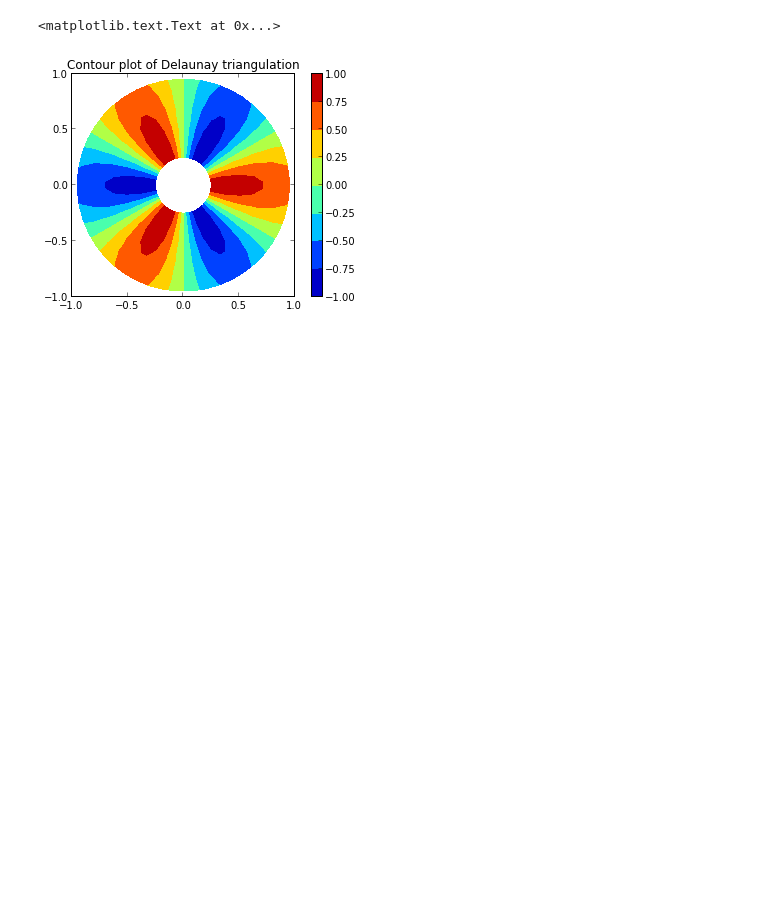
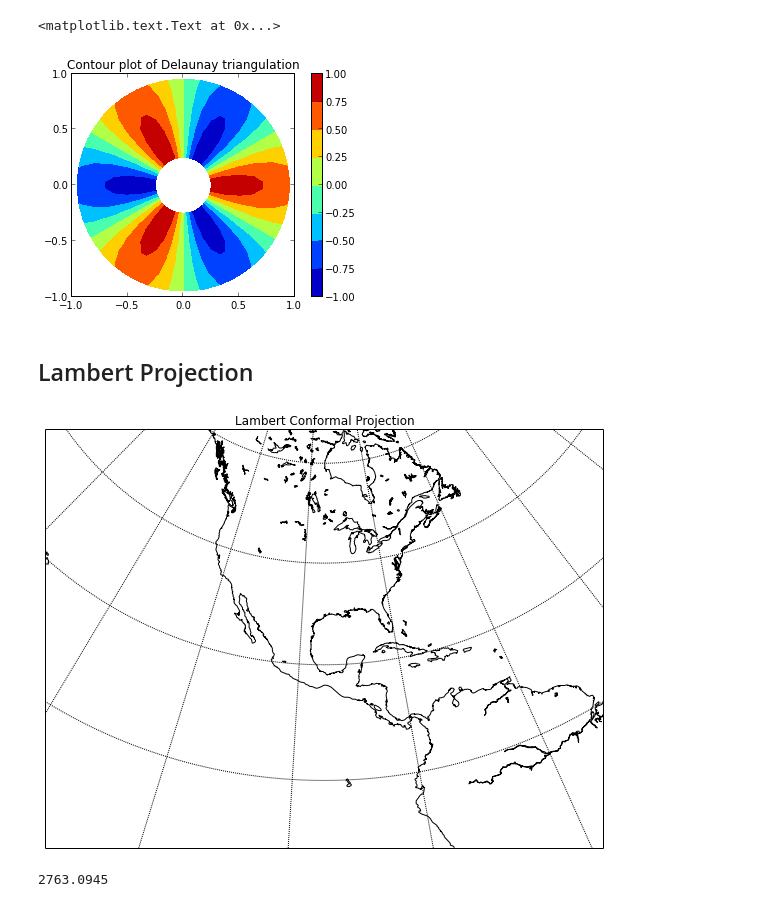
Before and after one commit to lukecampbell/notebooks, a Jupyter notebook: Basemap Example.ipynb, the cells around one changed output. Saved outputs shown, nothing was run; the diff lists cells and outputs as text; code cells hidden in the pictures; blank space fills up the shorter version.

Commit message:
Adds lambert work

```diff
--- a/Basemap Example.ipynb
+++ b/Basemap Example.ipynb
@@ -159,3 +159,49 @@ plt.title('Contour plot of Delaunay triangulation')
 (384,)
 <matplotlib.text.Text at 0x...>
 [figure]
+# %% [markdown]
+Lambert Projection
+----
+# %%
+from mpl_toolkits.basemap import Basemap
+import numpy as np
+import matplotlib.pyplot as plt
+
+pylab.rcParams['figure.figsize'] = (10.0, 8.0)
+# setup lambert conformal basemap.
+# lat_1 is first standard parallel.
+# lat_2 is second standard parallel (defaults to lat_1).
+# lon_0,lat_0 is central point.
+# rsphere=(6378137.00,6356752.3142) specifies WGS4 ellipsoid
+# area_thresh=1000 means don't plot coastline features less
+# than 1000 km^2 in area.
+m = Basemap(width=12000000,height=9000000,
+            rsphere=6371229,\
+            resolution='l',area_thresh=1000.,projection='lcc',\
+            lat_1=25.,lat_2=60,lat_0=25,lon_0=265.)
+m.drawcoastlines()
+#m.fillcontinents(color='coral',lake_color='aqua')
+# draw parallels and meridians.
+m.drawparallels(np.arange(-80.,81.,20.))
+m.drawmeridians(np.arange(-180.,181.,20.))
+#m.drawmapboundary(fill_color='aqua')
+# draw tissot's indicatrix to show distortion.
+
+# Get the data
+from netCDF4 import Dataset
+nc = Dataset('/Users/luke/Documents/nc/fh.anal_tl.press_gr.us40km.nc', 'r')
+
+temp = nc.variables['Temperature_surface'][0]
+ny, nx = temp.shape
+
+x = nc.variables['x'][:]
+y = nc.variables['y'][:]
+xgrid, ygrid = np.meshgrid(x, y)
+cs = m.contourf(xgrid, ygrid, temp)
+
+#nc.close()
+plt.title("Lambert Conformal Projection")
+plt.show()
+# %% [output]
+[figure, added]
+2763.0945
```
Also changed, not shown: parts of 1 cell of this notebook.
